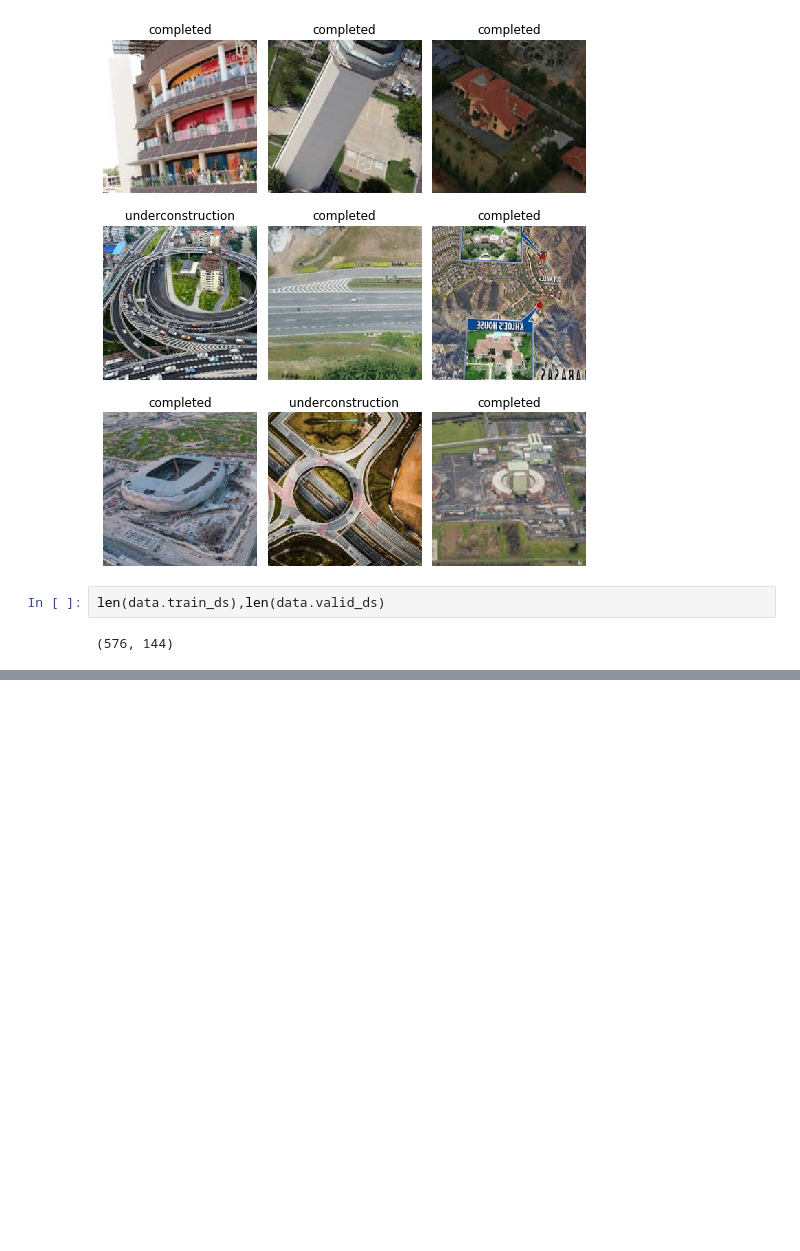
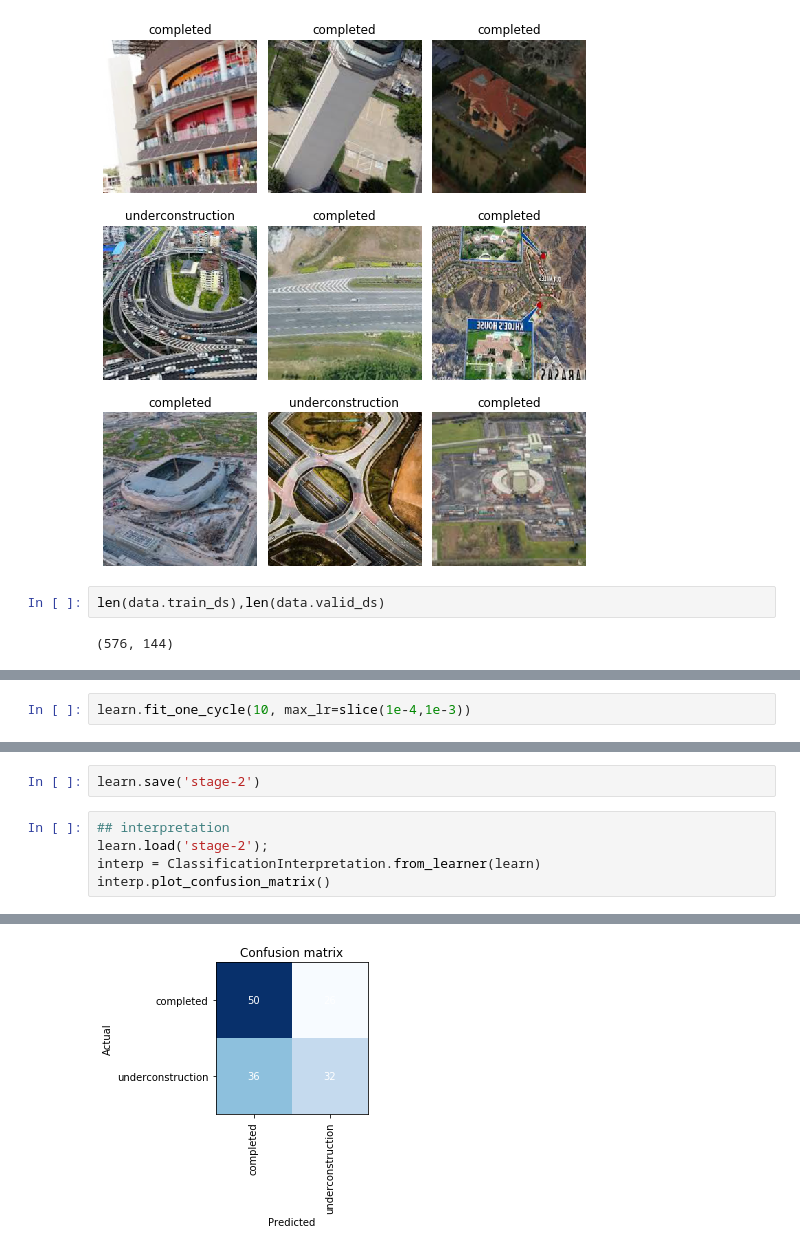
Before and after one commit to mrdvince/axon, a Jupyter notebook: fastai/data cleaning and sgd from scratch.ipynb, the cells around one changed output, grey strips where cells are left out. Drawn from its saved outputs; the diff is of its cells as text; blank space fills up the shorter version.

```diff
--- a/fastai/data cleaning and sgd from scratch.ipynb
+++ b/fastai/data cleaning and sgd from scratch.ipynb
@@ -67,0 +97,2 @@ learn.fit_one_cycle()
+# %%
+learn.fit_one_cycle(10, max_lr=slice(1e-4,1e-3))
@@ -67,0 +111,8 @@ learn.fit_one_cycle()
+# %%
+learn.save('stage-2')
+# %%
+## interpretation
+learn.load('stage-2');
+interp = ClassificationInterpretation.from_learner(learn)
+interp.plot_confusion_matrix()
+# %% [output]
@@ -67,0 +120 @@ learn.fit_one_cycle()
+[figure, added]
```
Also changed, not shown: parts of 16 cells of this notebook.
